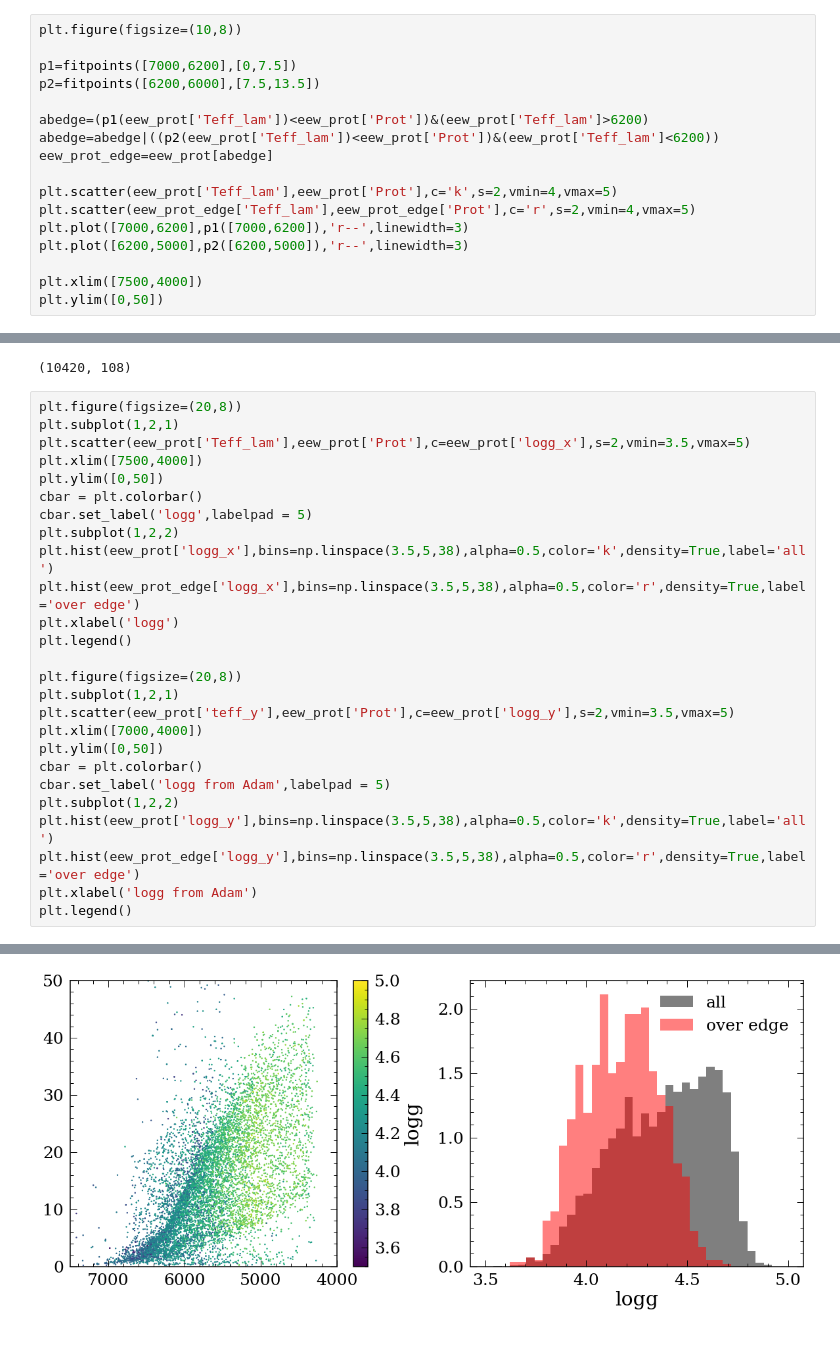
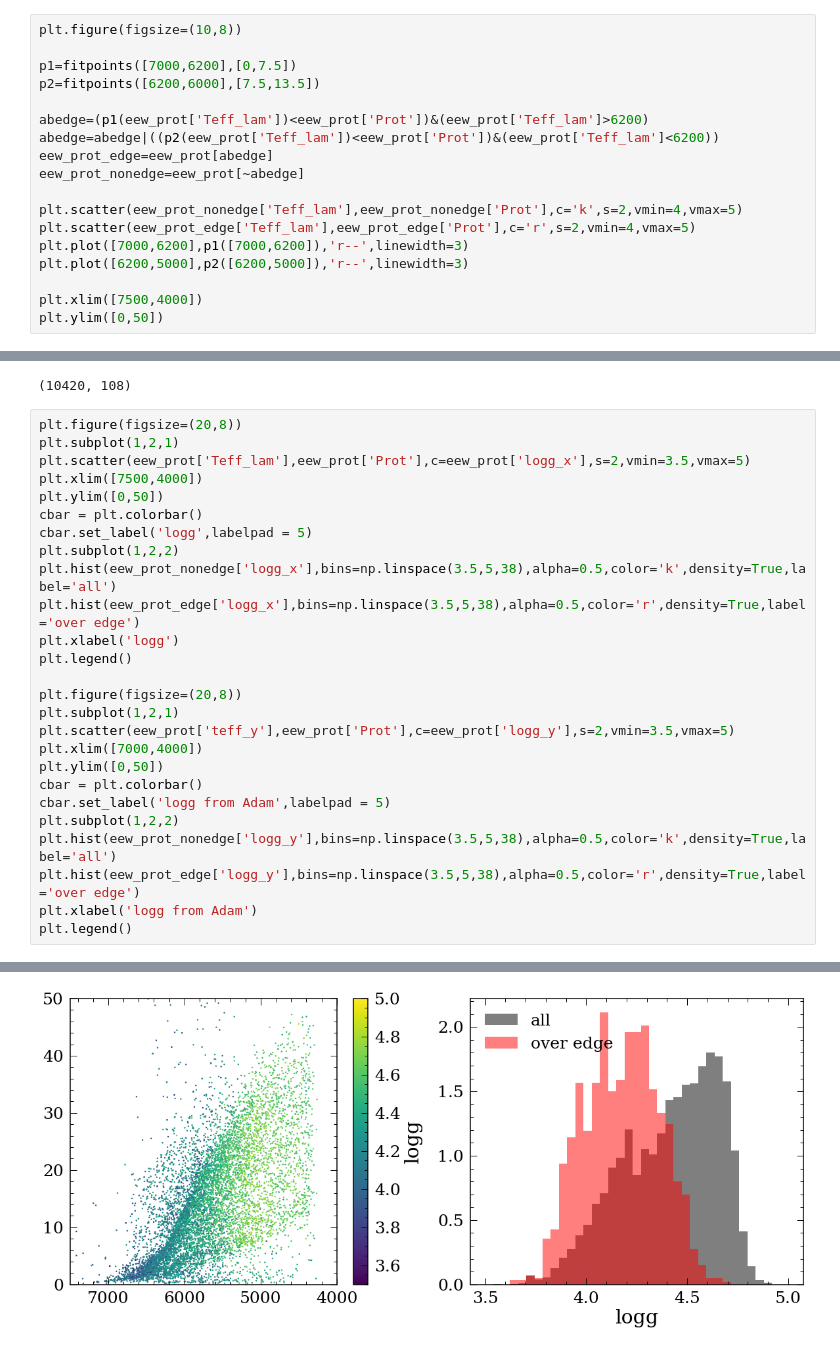
Before and after one commit to lyx12311/Ageinvest, a Jupyter notebook: Rotation.ipynb, the cells around one changed output, grey strips where cells are left out. Saved outputs shown, nothing was run; the diff lists cells and outputs as text.

```diff
--- a/Rotation.ipynb
+++ b/Rotation.ipynb
@@ -100,8 +100,9 @@ p2=fitpoints([6200,6000],[7.5,13.5])
 abedge=(p1(eew_prot['Teff_lam'])<eew_prot['Prot'])&(eew_prot['Teff_lam']>6200)
 abedge=abedge|((p2(eew_prot['Teff_lam'])<eew_prot['Prot'])&(eew_prot['Teff_lam']<6200))
 eew_prot_edge=eew_prot[abedge]
+eew_prot_nonedge=eew_prot[~abedge]
 
-plt.scatter(eew_prot['Teff_lam'],eew_prot['Prot'],c='k',s=2,vmin=4,vmax=5)
+plt.scatter(eew_prot_nonedge['Teff_lam'],eew_prot_nonedge['Prot'],c='k',s=2,vmin=4,vmax=5)
 plt.scatter(eew_prot_edge['Teff_lam'],eew_prot_edge['Prot'],c='r',s=2,vmin=4,vmax=5)
 plt.plot([7000,6200],p1([7000,6200]),'r--',linewidth=3)
 plt.plot([6200,5000],p2([6200,5000]),'r--',linewidth=3)
@@ -123,29 +124,29 @@ np.shape(eew_prot)
 # %%
 plt.figure(figsize=(20,8))
 plt.subplot(1,2,1)
 plt.scatter(eew_prot['Teff_lam'],eew_prot['Prot'],c=eew_prot['logg_x'],s=2,vmin=3.5,vmax=5)
 plt.xlim([7500,4000])
 plt.ylim([0,50])
 cbar = plt.colorbar()
 cbar.set_label('logg',labelpad = 5)
 plt.subplot(1,2,2)
-plt.hist(eew_prot['logg_x'],bins=np.linspace(3.5,5,38),alpha=0.5,color='k',density=True,label='all')
+plt.hist(eew_prot_nonedge['logg_x'],bins=np.linspace(3.5,5,38),alpha=0.5,color='k',density=True,label='all')
 plt.hist(eew_prot_edge['logg_x'],bins=np.linspace(3.5,5,38),alpha=0.5,color='r',density=True,label='over edge')
 plt.xlabel('logg')
 plt.legend()
 
 plt.figure(figsize=(20,8))
 plt.subplot(1,2,1)
 plt.scatter(eew_prot['teff_y'],eew_prot['Prot'],c=eew_prot['logg_y'],s=2,vmin=3.5,vmax=5)
 plt.xlim([7000,4000])
 plt.ylim([0,50])
 cbar = plt.colorbar()
 cbar.set_label('logg from Adam',labelpad = 5)
 plt.subplot(1,2,2)
-plt.hist(eew_prot['logg_y'],bins=np.linspace(3.5,5,38),alpha=0.5,color='k',density=True,label='all')
+plt.hist(eew_prot_nonedge['logg_y'],bins=np.linspace(3.5,5,38),alpha=0.5,color='k',density=True,label='all')
 plt.hist(eew_prot_edge['logg_y'],bins=np.linspace(3.5,5,38),alpha=0.5,color='r',density=True,label='over edge')
 plt.xlabel('logg from Adam')
 plt.legend()
 # %% [output]
 <matplotlib.legend.Legend at 0x...>
-[figure, old version]
+[figure, new version]
```
Also changed, not shown: parts of 5 cells of this notebook.
